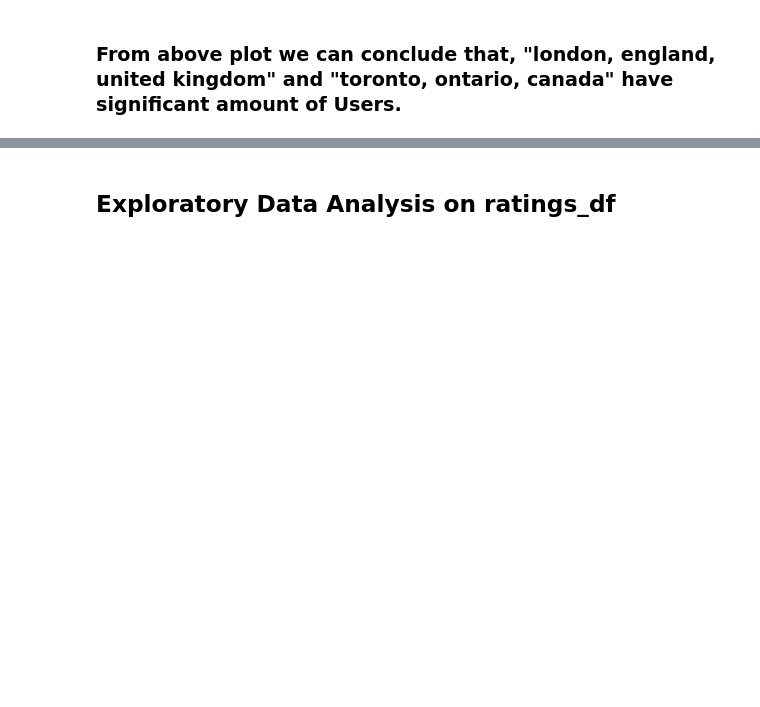
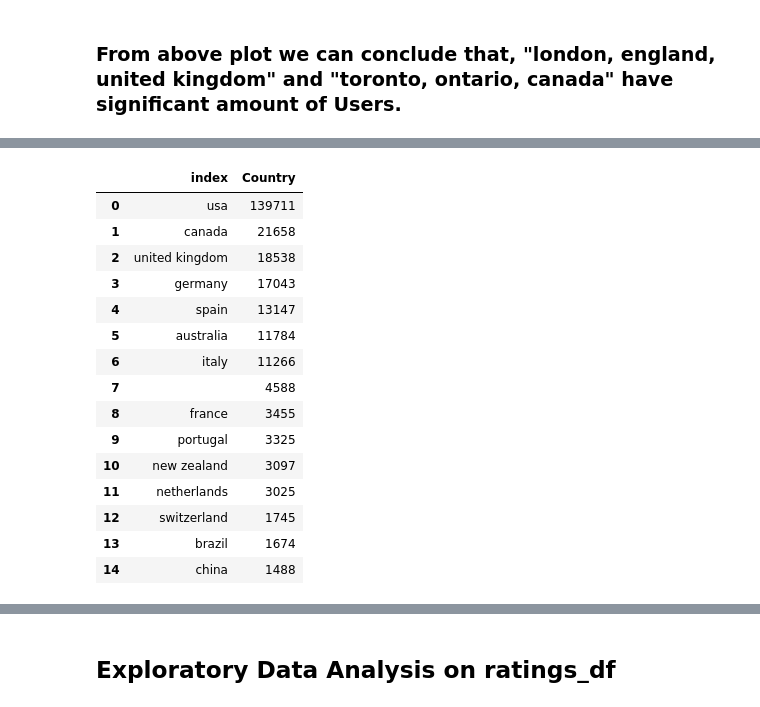
Before and after one commit to diptiranjan1998/Book-Recommendation-system, a Jupyter notebook: Book_Recommendation_System.ipynb, the cells around one changed output, grey strips where cells are left out. Drawn from its saved outputs; the diff is of its cells as text; code cells hidden in the pictures; blank space fills up the shorter version.

```diff
--- a/Book_Recommendation_System.ipynb
+++ b/Book_Recommendation_System.ipynb
@@ -486,0 +488,19 @@ users_df['Location'].value_counts().iloc[:15].reset_index()
+# %%
+users_df['Country'].value_counts().iloc[:15].reset_index()
+# %% [output]
+|  | index | Country |
+| 0 | usa | 139711 |
+| 1 | canada | 21658 |
+| 2 | united kingdom | 18538 |
+| 3 | germany | 17043 |
+| 4 | spain | 13147 |
+| 5 | australia | 11784 |
+| 6 | italy | 11266 |
+| 7 |  | 4588 |
+| 8 | france | 3455 |
+| 9 | portugal | 3325 |
+| 10 | new zealand | 3097 |
+| 11 | netherlands | 3025 |
+| 12 | switzerland | 1745 |
+| 13 | brazil | 1674 |
+| 14 | china | 1488 |
```
Also changed, not shown: parts of 14 cells of this notebook.
